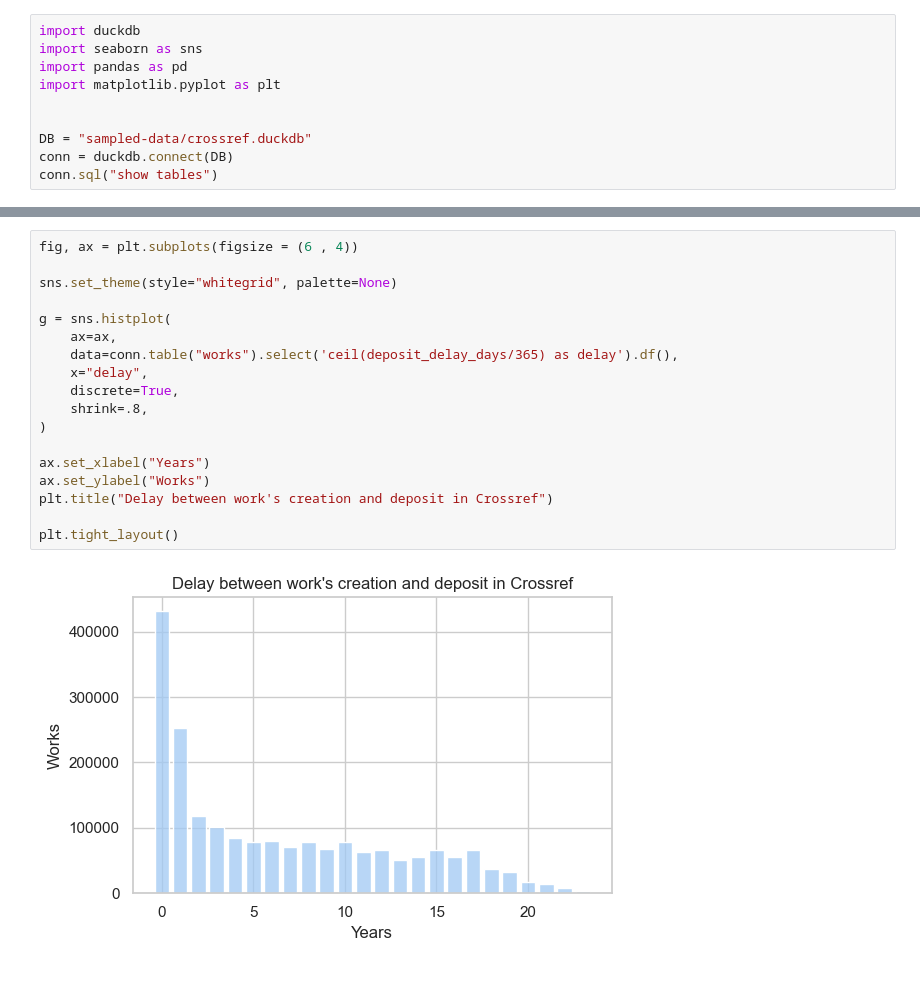
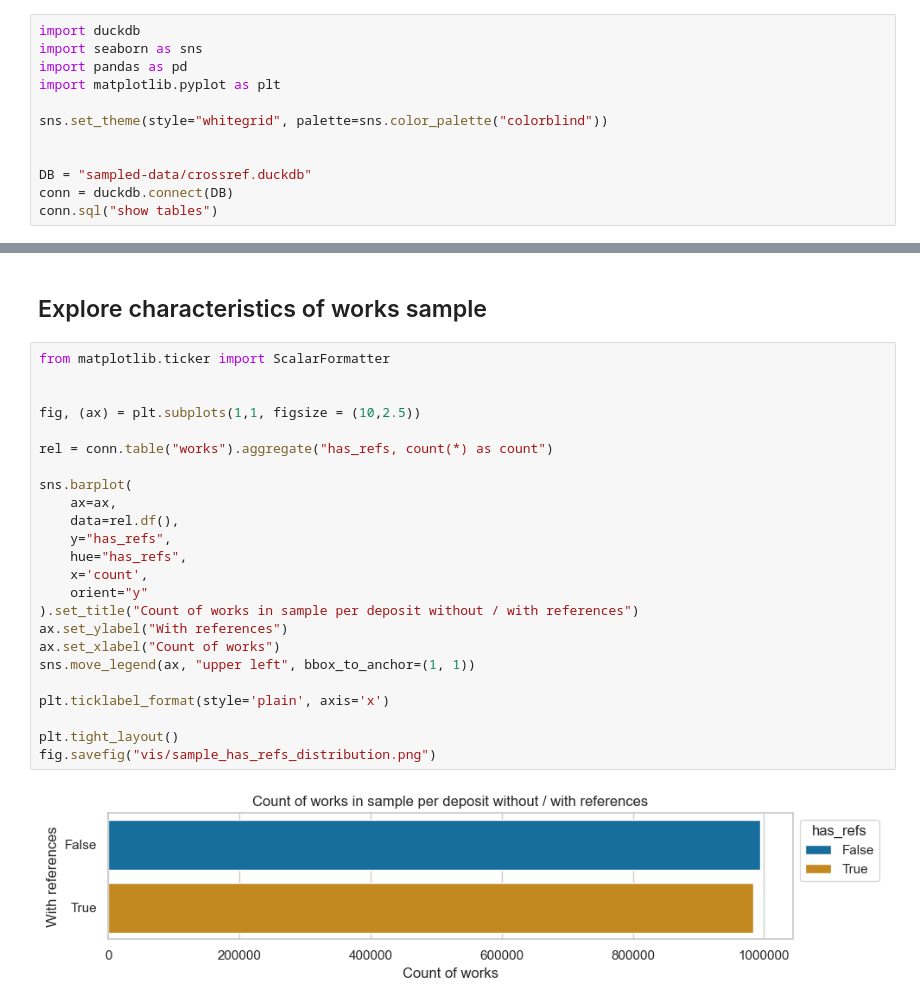
Before and after one commit to kat-kel/jubilant-barnacle, a Jupyter notebook: notebook.ipynb, the cells around one changed output, grey strips where cells are left out. Saved outputs shown, nothing was run; the diff lists cells and outputs as text; blank space fills up the shorter version.

```diff
--- a/notebook.ipynb
+++ b/notebook.ipynb
@@ -4,6 +8,8 @@ import seaborn as sns
 import pandas as pd
 import matplotlib.pyplot as plt
 
+sns.set_theme(style="whitegrid", palette=sns.color_palette("colorblind"))
+
 
 DB = "sampled-data/crossref.duckdb"
 conn = duckdb.connect(DB)
@@ -34,20 +25,28 @@ conn.table("works").df()
-# %%
-fig, ax = plt.subplots(figsize = (6 , 4))
-
-sns.set_theme(style="whitegrid", palette=None)
-
-g = sns.histplot(
-    ax=ax,
-    data=conn.table("works").select('ceil(deposit_delay_days/365) as delay').df(),
-    x="delay",
-    discrete=True,
-    shrink=.8,
-)
-
-ax.set_xlabel("Years")
-ax.set_ylabel("Works")
-plt.title("Delay between work's creation and deposit in Crossref")
-
-plt.tight_layout()
-# %% [output]
-[figure, removed]
+# %% [markdown]
+## Explore characteristics of works sample
+# %%
+from matplotlib.ticker import ScalarFormatter
+
+
+fig, (ax) = plt.subplots(1,1, figsize = (10,2.5))
+
+rel = conn.table("works").aggregate("has_refs, count(*) as count")
+
+sns.barplot(
+    ax=ax,
+    data=rel.df(),
+    y="has_refs",
+    hue="has_refs",
+    x='count',
+    orient="y"
+).set_title("Count of works in sample per deposit without / with references")
+ax.set_ylabel("With references")
+ax.set_xlabel("Count of works")
+sns.move_legend(ax, "upper left", bbox_to_anchor=(1, 1))
+
+plt.ticklabel_format(style='plain', axis='x')
+
+plt.tight_layout()
+fig.savefig("vis/sample_has_refs_distribution.png")
+# %% [output]
+[figure, added]
```
Also changed, not shown: parts of 7 cells of this notebook.
